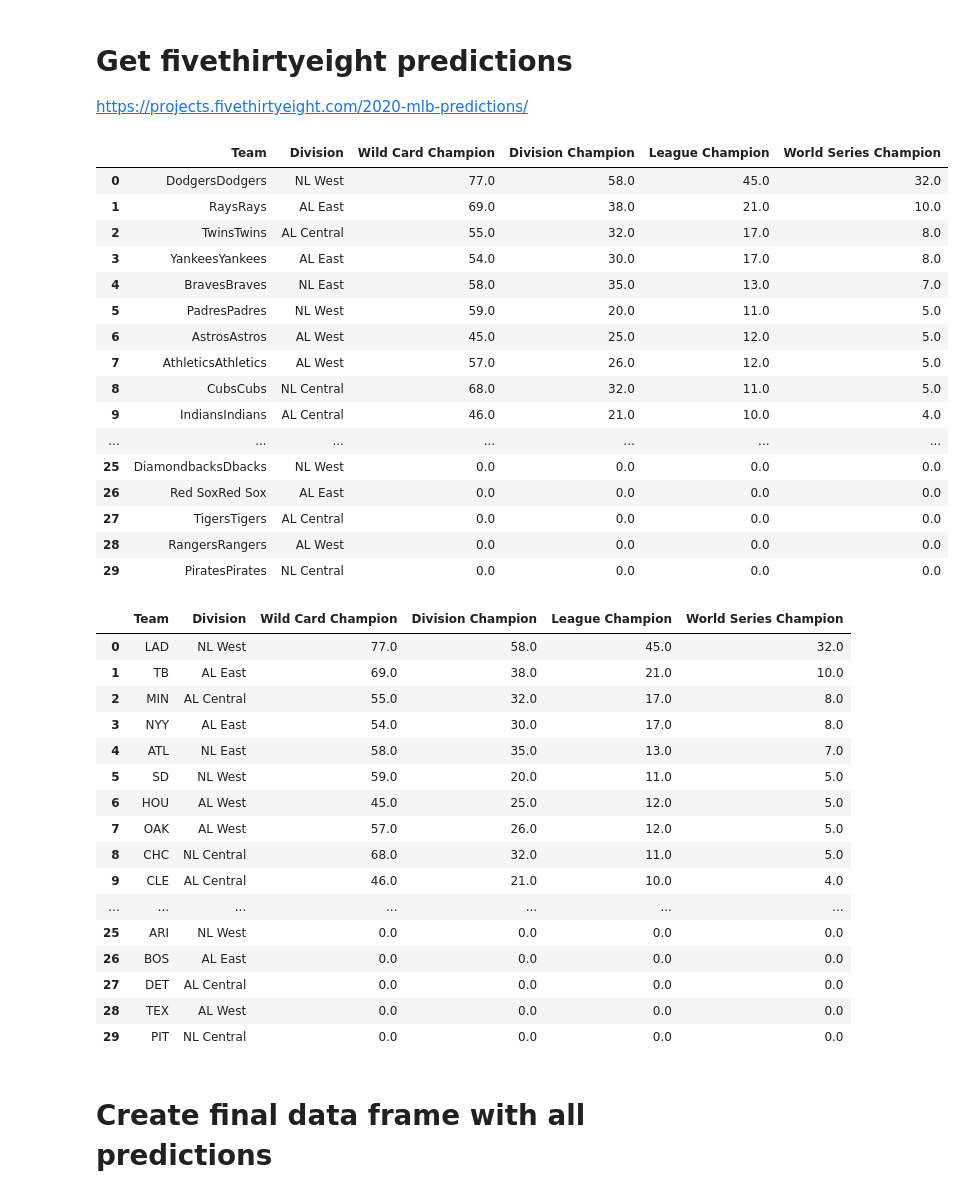
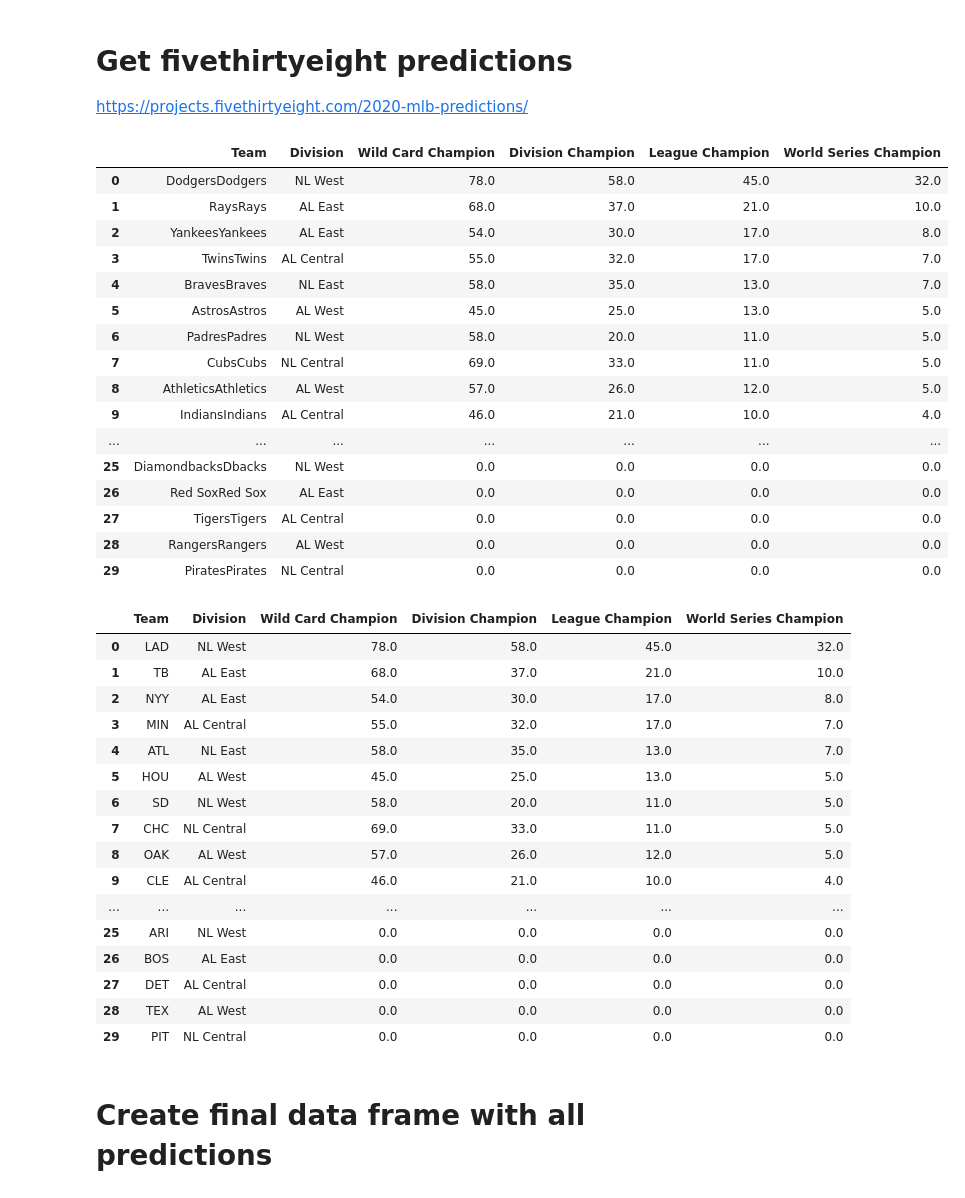
Before and after one commit to dantegates/mlb-statcast, a Jupyter notebook: 2020-postseason-projections.ipynb, the cells around one changed output. Drawn from its saved outputs; the diff is of its cells as text; code cells hidden in the pictures.

```diff
--- a/2020-postseason-projections.ipynb
+++ b/2020-postseason-projections.ipynb
@@ -648,32 +648,32 @@ mlb_predictions[['Wild Card Champion', 'Division Champion', 'League Champion', '
 # Get fivethirtyeight predictions
 https://projects.fivethirtyeight.com/2020-mlb-predictions/
 # %%
-fivethirtyeight_predictions = pd.read_html('https://projects.fivethirtyeight.com/2020-mlb-predictions/')
-fivethirtyeight_predictions = fivethirtyeight_predictions[0].droplevel(0, axis=1).iloc[:, [0, 1, 4, 5, 6, 7]]
+fivethirtyeight_predictions = pd.read_html('https://web.archive.org/web/20200929183851/https://projects.fivethirtyeight.com/2020-mlb-predictions/')
+fivethirtyeight_predictions = fivethirtyeight_predictions[2].droplevel(0, axis=1).iloc[:, [0, 1, 4, 5, 6, 7]]
 fivethirtyeight_predictions.columns = [
     'Team',
     'Division',
     'Wild Card Champion',
     'Division Champion',
     'League Champion',
     'World Series Champion'
 ]
 fivethirtyeight_predictions.replace('—', '0%', inplace=True)
 fivethirtyeight_predictions.replace('<1%', '0%', inplace=True)
 for col in ['Wild Card Champion', 'Division Champion', 'League Champion', 'World Series Champion']:
     fivethirtyeight_predictions[col] = fivethirtyeight_predictions[col].str[:-1].astype(float)
 fivethirtyeight_predictions
 # %% [output]
 |  | Team | Division | Wild Card Champion | Division Champion | League Champion | World Series Champion |
-| 0 | DodgersDodgers | NL West | 77.0 | 58.0 | 45.0 | 32.0 |
-| 1 | RaysRays | AL East | 69.0 | 38.0 | 21.0 | 10.0 |
-| 2 | TwinsTwins | AL Central | 55.0 | 32.0 | 17.0 | 8.0 |
-| 3 | YankeesYankees | AL East | 54.0 | 30.0 | 17.0 | 8.0 |
+| 0 | DodgersDodgers | NL West | 78.0 | 58.0 | 45.0 | 32.0 |
+| 1 | RaysRays | AL East | 68.0 | 37.0 | 21.0 | 10.0 |
+| 2 | YankeesYankees | AL East | 54.0 | 30.0 | 17.0 | 8.0 |
+| 3 | TwinsTwins | AL Central | 55.0 | 32.0 | 17.0 | 7.0 |
 | 4 | BravesBraves | NL East | 58.0 | 35.0 | 13.0 | 7.0 |
-| 5 | PadresPadres | NL West | 59.0 | 20.0 | 11.0 | 5.0 |
-| 6 | AstrosAstros | AL West | 45.0 | 25.0 | 12.0 | 5.0 |
-| 7 | AthleticsAthletics | AL West | 57.0 | 26.0 | 12.0 | 5.0 |
-| 8 | CubsCubs | NL Central | 68.0 | 32.0 | 11.0 | 5.0 |
+| 5 | AstrosAstros | AL West | 45.0 | 25.0 | 13.0 | 5.0 |
+| 6 | PadresPadres | NL West | 58.0 | 20.0 | 11.0 | 5.0 |
+| 7 | CubsCubs | NL Central | 69.0 | 33.0 | 11.0 | 5.0 |
+| 8 | AthleticsAthletics | AL West | 57.0 | 26.0 | 12.0 | 5.0 |
 | 9 | IndiansIndians | AL Central | 46.0 | 21.0 | 10.0 | 4.0 |
 | ... | ... | ... | ... | ... | ... | ... |
 | 25 | DiamondbacksDbacks | NL West | 0.0 | 0.0 | 0.0 | 0.0 |
@@ -720,15 +720,15 @@ fivethirtyeight_predictions['Division'] = fivethirtyeight_predictions.Division.s
 fivethirtyeight_predictions
 # %% [output]
 |  | Team | Division | Wild Card Champion | Division Champion | League Champion | World Series Champion |
-| 0 | LAD | NL West | 77.0 | 58.0 | 45.0 | 32.0 |
-| 1 | TB | AL East | 69.0 | 38.0 | 21.0 | 10.0 |
-| 2 | MIN | AL Central | 55.0 | 32.0 | 17.0 | 8.0 |
-| 3 | NYY | AL East | 54.0 | 30.0 | 17.0 | 8.0 |
+| 0 | LAD | NL West | 78.0 | 58.0 | 45.0 | 32.0 |
+| 1 | TB | AL East | 68.0 | 37.0 | 21.0 | 10.0 |
+| 2 | NYY | AL East | 54.0 | 30.0 | 17.0 | 8.0 |
+| 3 | MIN | AL Central | 55.0 | 32.0 | 17.0 | 7.0 |
 | 4 | ATL | NL East | 58.0 | 35.0 | 13.0 | 7.0 |
-| 5 | SD | NL West | 59.0 | 20.0 | 11.0 | 5.0 |
-| 6 | HOU | AL West | 45.0 | 25.0 | 12.0 | 5.0 |
-| 7 | OAK | AL West | 57.0 | 26.0 | 12.0 | 5.0 |
-| 8 | CHC | NL Central | 68.0 | 32.0 | 11.0 | 5.0 |
+| 5 | HOU | AL West | 45.0 | 25.0 | 13.0 | 5.0 |
+| 6 | SD | NL West | 58.0 | 20.0 | 11.0 | 5.0 |
+| 7 | CHC | NL Central | 69.0 | 33.0 | 11.0 | 5.0 |
+| 8 | OAK | AL West | 57.0 | 26.0 | 12.0 | 5.0 |
 | 9 | CLE | AL Central | 46.0 | 21.0 | 10.0 | 4.0 |
 | ... | ... | ... | ... | ... | ... | ... |
 | 25 | ARI | NL West | 0.0 | 0.0 | 0.0 | 0.0 |
```
Also changed, not shown: parts of 13 cells of this notebook.
